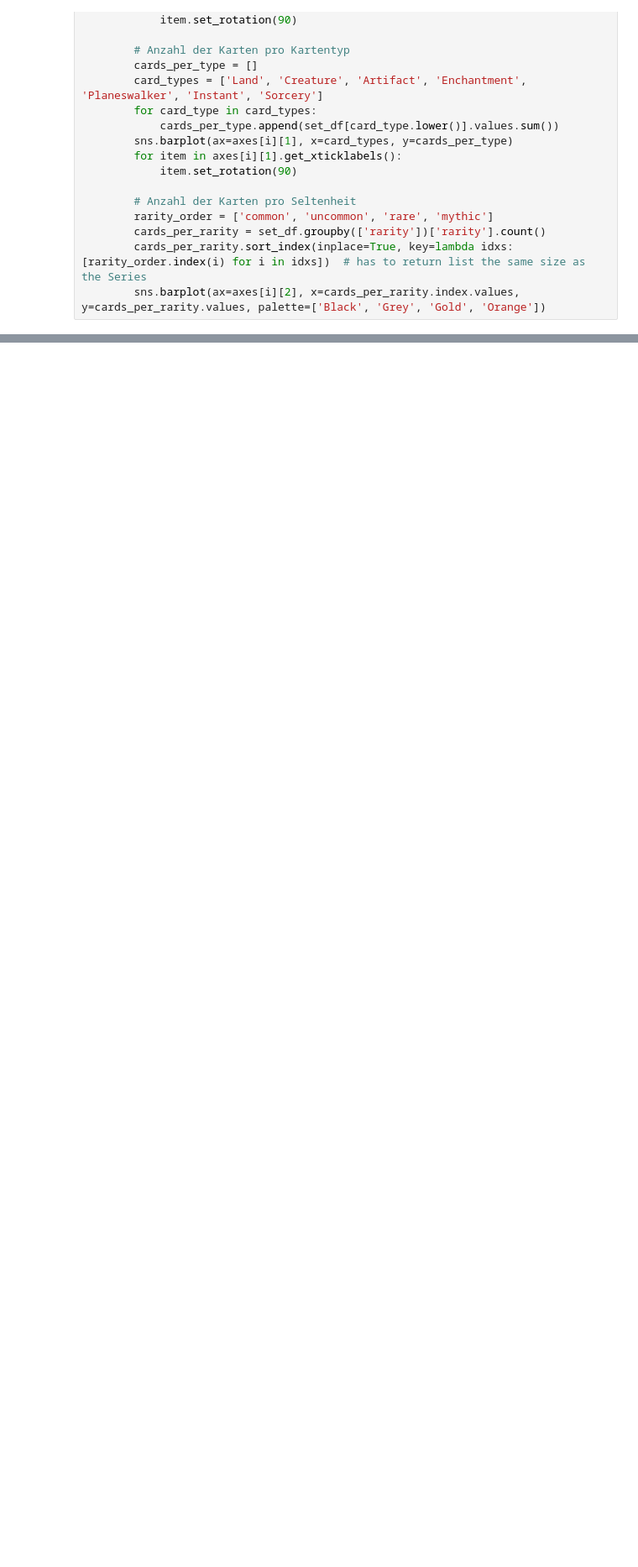
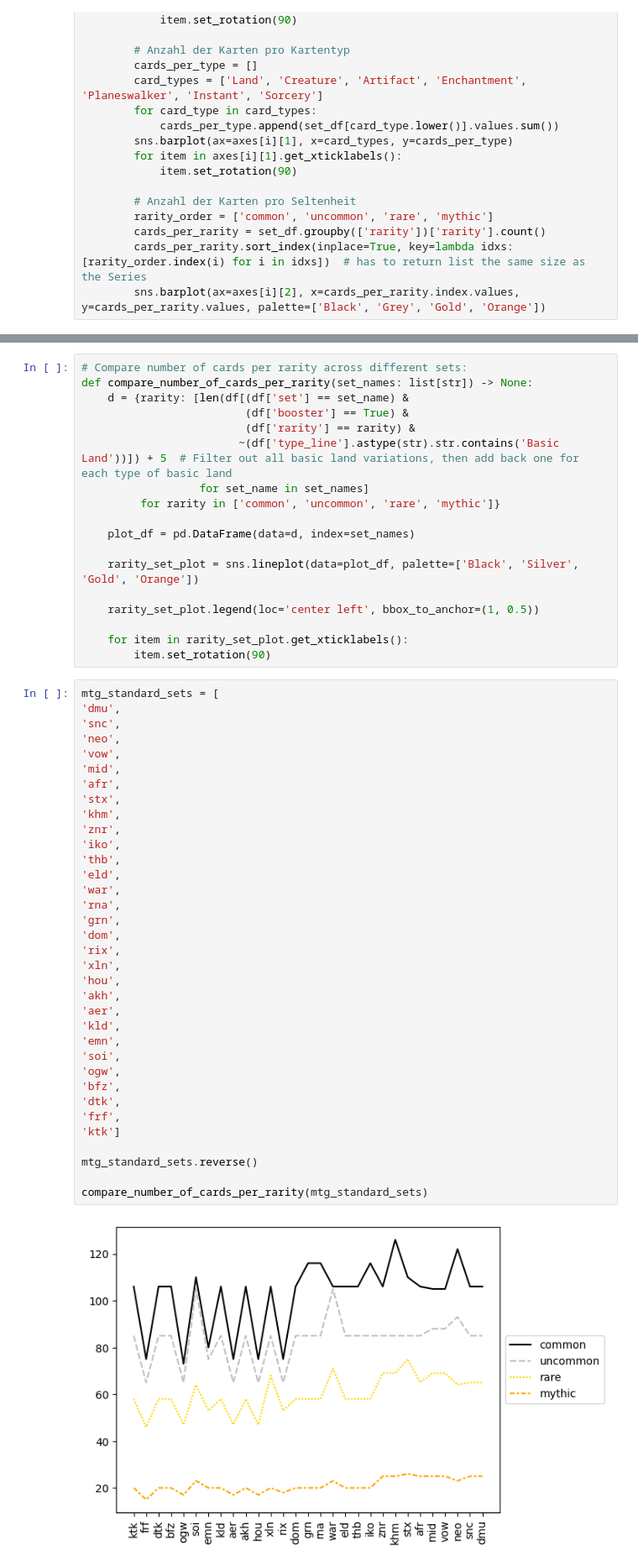
Before and after one commit to time-creator/magic_learning, a Jupyter notebook: data_visualization.ipynb, the cells around one changed output, grey strips where cells are left out. Shown at 84% size. Saved outputs shown, nothing was run; the diff lists cells and outputs as text; blank space fills up the shorter version.

```diff
--- a/data_visualization.ipynb
+++ b/data_visualization.ipynb
@@ -281,3 +281,58 @@ def visualize_sets(set_names: list[str]) -> None:
 visualize_sets(['dmu', 'snc', 'neo', 'vow', 'mid'])
 # %% [output]
 [figure]
+# %%
+# Compare number of cards per rarity across different sets:
+def compare_number_of_cards_per_rarity(set_names: list[str]) -> None:
+    d = {rarity: [len(df[(df['set'] == set_name) &
+                         (df['booster'] == True) &
+                         (df['rarity'] == rarity) &
+                        ~(df['type_line'].astype(str).str.contains('Basic Land'))]) + 5  # Filter out all basic land variations, then add back one for each type of basic land
+                  for set_name in set_names]
+         for rarity in ['common', 'uncommon', 'rare', 'mythic']}
+
+    plot_df = pd.DataFrame(data=d, index=set_names)
+
+    rarity_set_plot = sns.lineplot(data=plot_df, palette=['Black', 'Silver', 'Gold', 'Orange'])
+
+    rarity_set_plot.legend(loc='center left', bbox_to_anchor=(1, 0.5))
+
+    for item in rarity_set_plot.get_xticklabels():
+        item.set_rotation(90)
+# %%
+mtg_standard_sets = [
+'dmu',
+'snc',
+'neo',
+'vow',
+'mid',
+'afr',
+'stx',
+'khm',
+'znr',
+'iko',
+'thb',
+'eld',
+'war',
+'rna',
+'grn',
+'dom',
+'rix',
+'xln',
+'hou',
+'akh',
+'aer',
+'kld',
+'emn',
+'soi',
+'ogw',
+'bfz',
+'dtk',
+'frf',
+'ktk']
+
+mtg_standard_sets.reverse()
+
+compare_number_of_cards_per_rarity(mtg_standard_sets)
+# %% [output]
+[figure, added]
```
Also changed, not shown: parts of 1 cell of this notebook.
